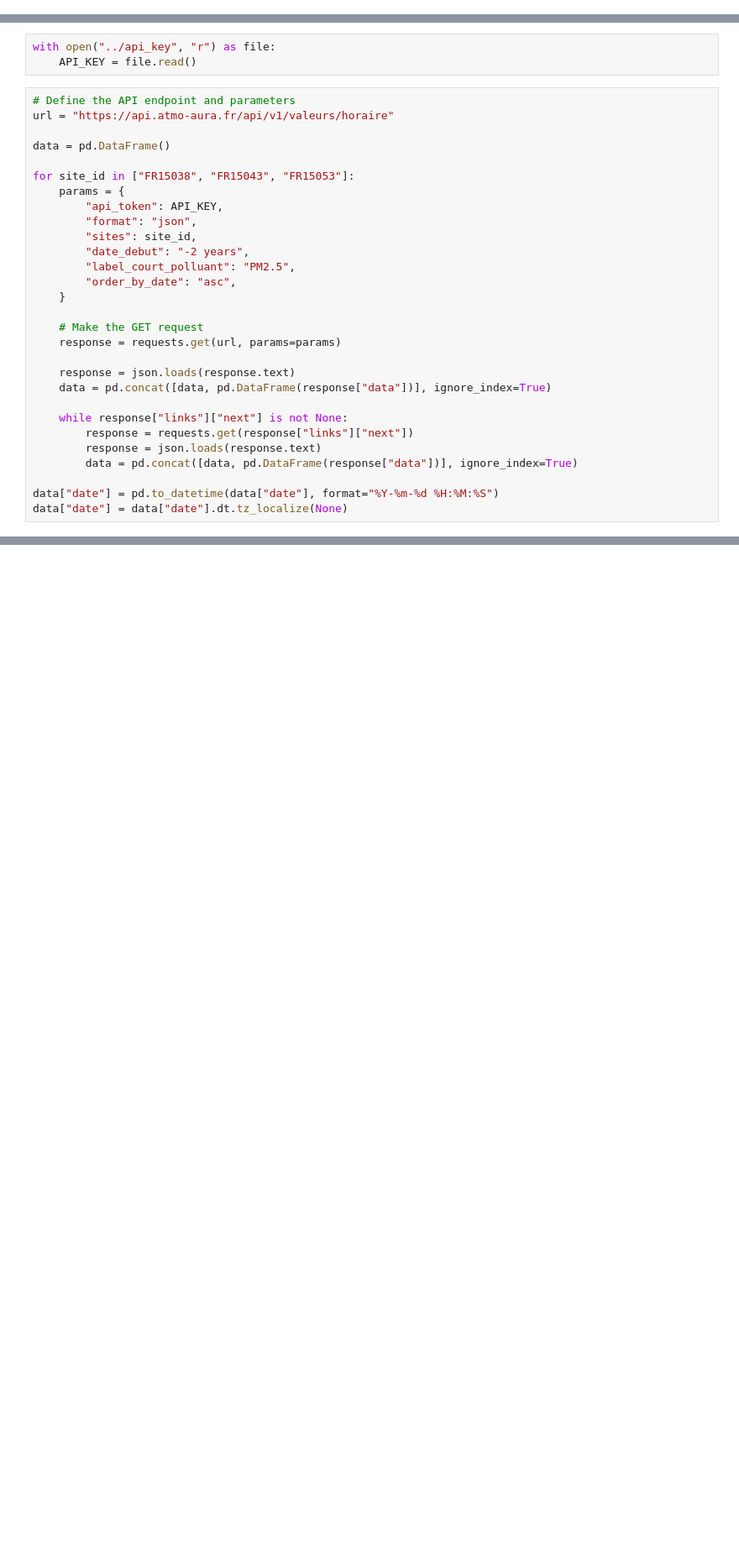
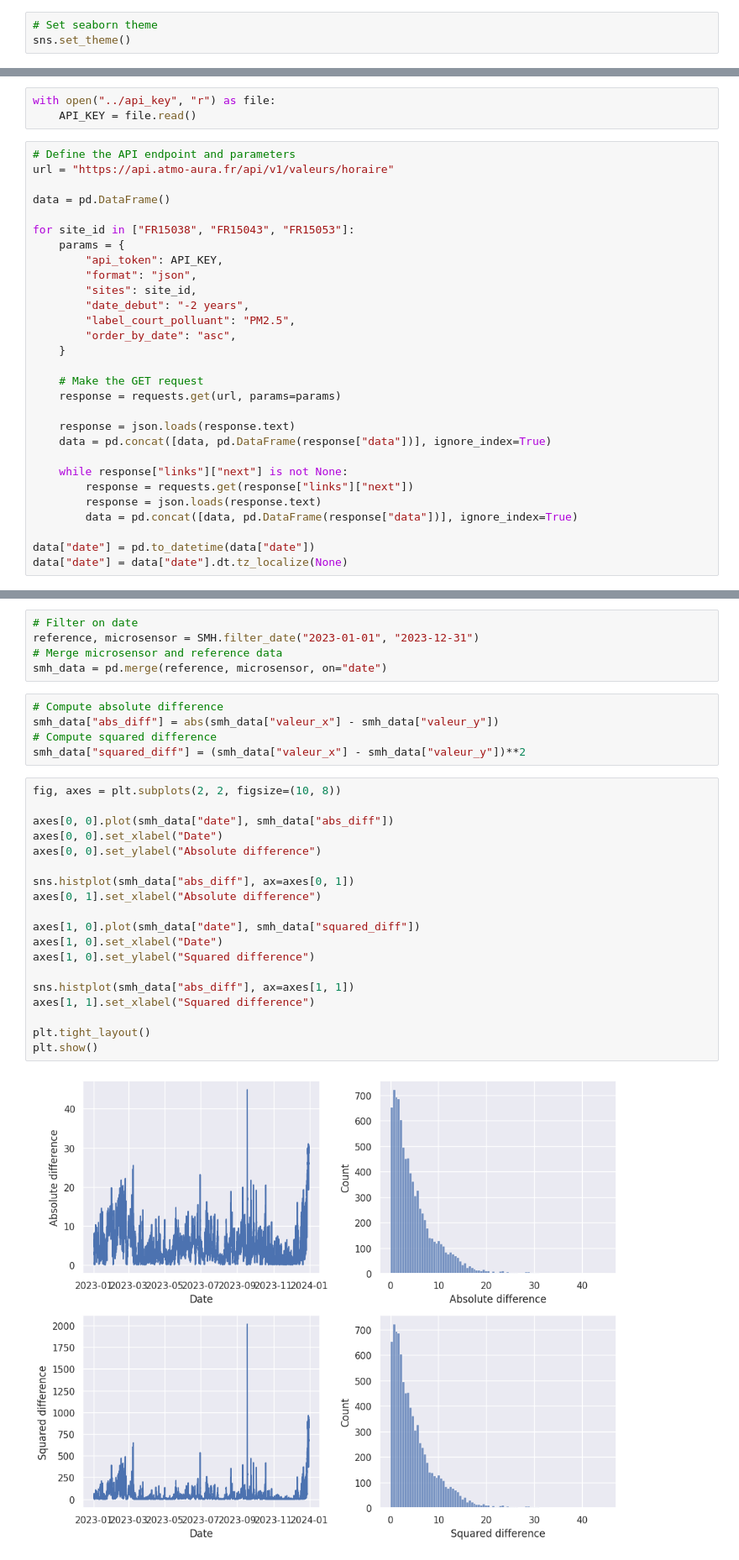
Before and after one commit to jExbrayat/atmo_challenge, a Jupyter notebook: notebooks/exploratory_analysis.ipynb, the cells around one changed output, grey strips where cells are left out. Shown: that part at 84% size. Cells and saved outputs as stored; diff of their text form; blank space fills up the shorter version.

Commit message:
feat: plot differences

```diff
--- a/notebooks/exploratory_analysis.ipynb
+++ b/notebooks/exploratory_analysis.ipynb
@@ -10,3 +11,6 @@ import json
+# %%
+# Set seaborn theme
+sns.set_theme()
 # %% [markdown]
 # Get data
 # %% [markdown]
@@ -41,7 +45,7 @@ for site_id in ["FR15038", "FR15043", "FR15053"]:
         response = json.loads(response.text)
         data = pd.concat([data, pd.DataFrame(response["data"])], ignore_index=True)
 
-data["date"] = pd.to_datetime(data["date"], format="%Y-%m-%d %H:%M:%S")
+data["date"] = pd.to_datetime(data["date"])
 data["date"] = data["date"].dt.tz_localize(None)
 # %%
 class site():
@@ -110,0 +118,31 @@ SMH = site(data, site_id_dict["Saint Martin d'Hères"])
+# %%
+# Filter on date
+reference, microsensor = SMH.filter_date("2023-01-01", "2023-12-31")
+# Merge microsensor and reference data
+smh_data = pd.merge(reference, microsensor, on="date")
+# %%
+# Compute absolute difference
+smh_data["abs_diff"] = abs(smh_data["valeur_x"] - smh_data["valeur_y"])
+# Compute squared difference
+smh_data["squared_diff"] = (smh_data["valeur_x"] - smh_data["valeur_y"])**2
+# %%
+fig, axes = plt.subplots(2, 2, figsize=(10, 8))
+
+axes[0, 0].plot(smh_data["date"], smh_data["abs_diff"])
+axes[0, 0].set_xlabel("Date")
+axes[0, 0].set_ylabel("Absolute difference")
+
+sns.histplot(smh_data["abs_diff"], ax=axes[0, 1])
+axes[0, 1].set_xlabel("Absolute difference")
+
+axes[1, 0].plot(smh_data["date"], smh_data["squared_diff"])
+axes[1, 0].set_xlabel("Date")
+axes[1, 0].set_ylabel("Squared difference")
+
+sns.histplot(smh_data["abs_diff"], ax=axes[1, 1])
+axes[1, 1].set_xlabel("Squared difference")
+
+plt.tight_layout()
+plt.show()
+# %% [output]
+[figure, added]
```
Also changed, not shown: parts of 2 cells of this notebook.
